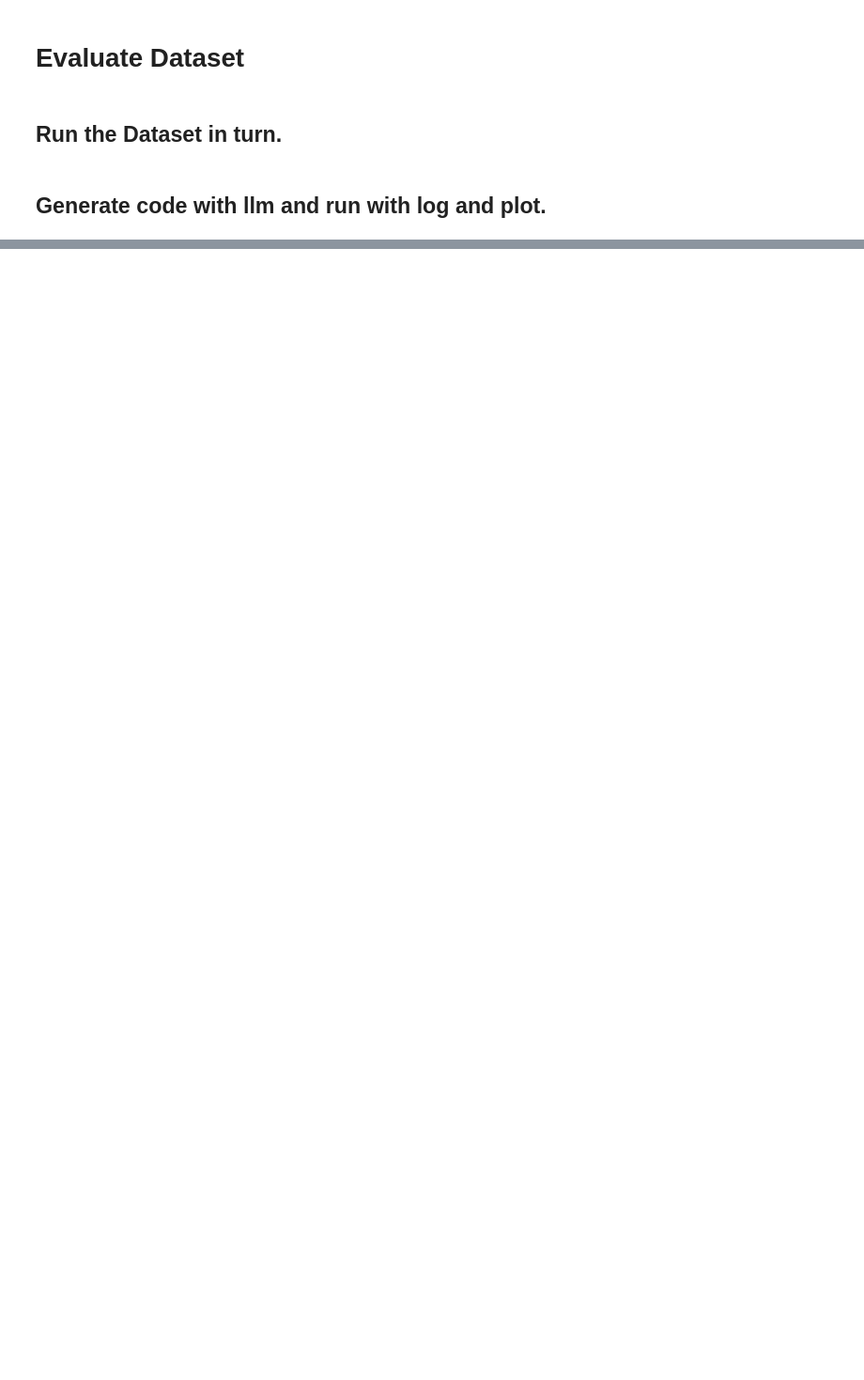
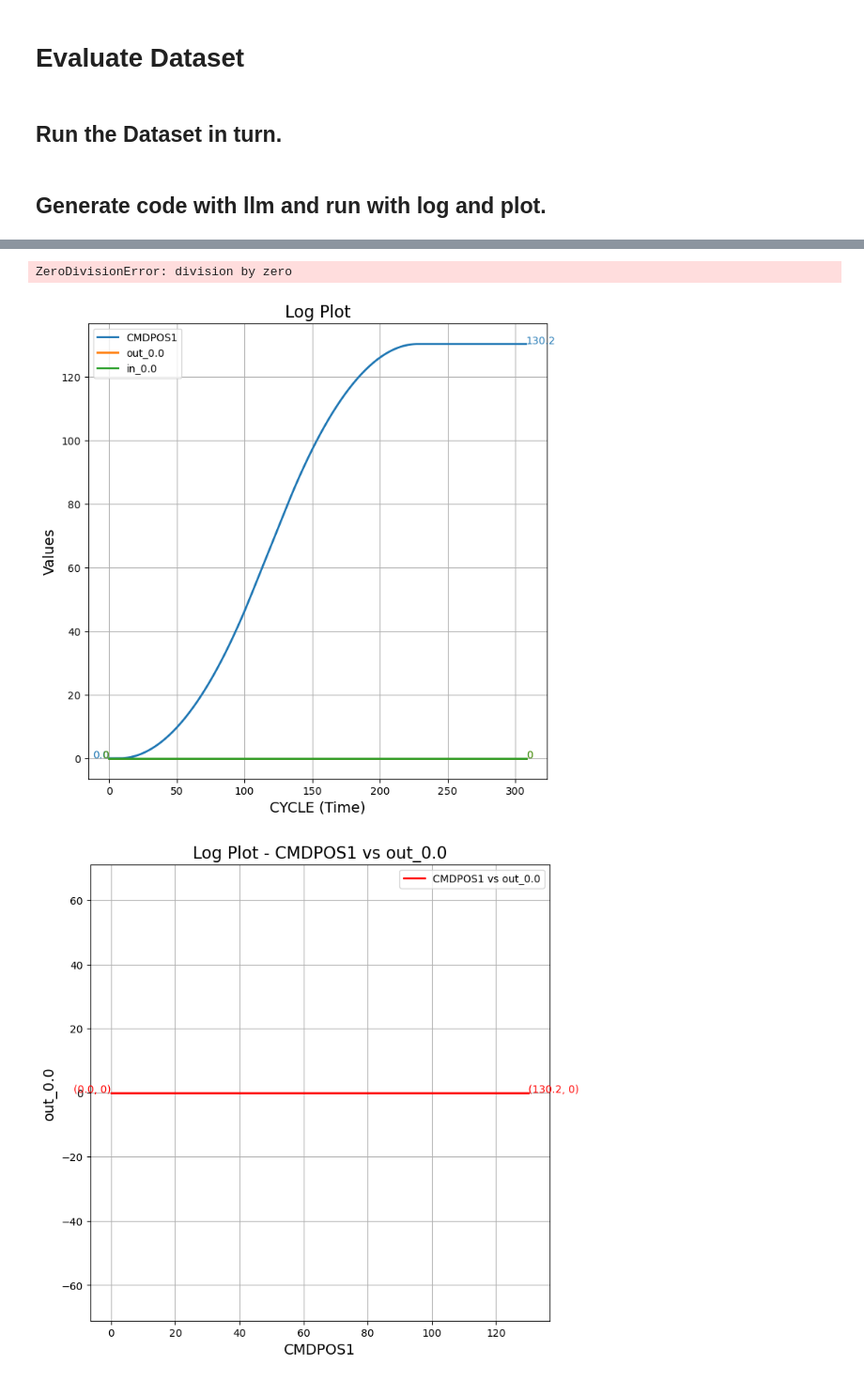
Before and after one commit to MCCodeAI/MCCode, a Jupyter notebook: Evaluate Dataset.ipynb, the cells around one changed output, grey strips where cells are left out. Shown at 94% size. Cells and saved outputs as stored; diff of their text form; code cells hidden in the pictures; blank space fills up the shorter version.

Commit message:
eval

```diff
--- a/Evaluate Dataset.ipynb
+++ b/Evaluate Dataset.ipynb
@@ -78,7 +78,7 @@ splits = text_splitter.split_documents(docs)
 
 
 # Extracts and formats code instructions from a user question based on specific starting phrases.
-async def coder_router(user_question):
+def coder_router(user_question):
     """
     Extracts numbered sections of a user question based on specific starting phrases.
 
@@ -109,7 +109,7 @@ async def coder_router(user_question):
 
 
 # This function retrieves and concatenates documents for each element in the input string array.
-async def coder_retrieval(coder_router_result):
+def coder_retrieval(coder_router_result):
     """
     This function takes an array of strings as input. For each element in the array,
     it performs a retrieval using format_docs(retriever.invoke(element))
@@ -176,8 +176,6 @@ def CallLLM(eval_question):
         coder_return = coder_retrieval(coder_router_result)
         context_msg = coder_return
 
-    question = user_question
-    context = context_msg
 
     # Prompt for code generation
     prompt_template = """Write a python code based on the following Question and Context. You need to choose the correct codes from the Context to answer the Question.
@@ -205,14 +203,16 @@ def CallLLM(eval_question):
 
     prompt_code = ChatPromptTemplate.from_template(prompt_template)
 
-    runnable = (
-        # {"context": context_msg, "question": user_question},
-         prompt_code
+    rag_chain = (
+        #{"context": context_msg, "question": RunnablePassthrough()}
+        prompt_code
         | llm
         | StrOutputParser()
     )
 
-    codes = runnable.invoke(user_question)
+
+    codes = rag_chain.invoke({"context": context_msg, "question": user_question})
+
 
     return codes
 
@@ -277,6 +277,9 @@ def EvalDataset():
         else:
             statistics[difficulty]['correct'] += 1
             total_correct += 1
+
+            folder_path = f'/Users/yin/Documents/GitHub/MCCodeLog/{llm_name}'
+            os.makedirs(folder_path, exist_ok=True)
             # Plot with the log file
             log_file_path = os.path.join(folder_path, f"{task_info}_{llm_name}_log.txt")
             plot_log(log_file_path)
@@ -293,14 +296,15 @@ def EvalDataset():
     # Print statistics by difficulty
     for difficulty, counts in statistics.items():
         total_difficulty = counts['correct'] + counts['syntax_error'] + counts['other_error']
-        print(f"Difficulty: {difficulty}")
-        print(f"  Correct: {counts['correct']} ({counts['correct'] / total_difficulty:.2%})")
-        print(f"  Syntax Error: {counts['syntax_error']} ({counts['syntax_error'] / total_difficulty:.2%})")
-        print(f"  Other Error: {counts['other_error']} ({counts['other_error'] / total_difficulty:.2%})")
-        print("")
+        if total_difficulty != 0:
+            print(f"Difficulty: {difficulty}")
+            print(f"  Correct: {counts['correct']} ({counts['correct'] / total_difficulty:.2%})")
+            print(f"  Syntax Error: {counts['syntax_error']} ({counts['syntax_error'] / total_difficulty:.2%})")
+            print(f"  Other Error: {counts['other_error']} ({counts['other_error'] / total_difficulty:.2%})")
+            print("")
 
 
 
 
-# EvalDataset()
+EvalDataset()
 # %% [output]
@@ -307,0 +352,3 @@ NameError: name 'load_dotenv' is not defined
+ZeroDivisionError: division by zero
+[figure, added]
+[figure, added]
```
Also changed, not shown: parts of 1 cell of this notebook, 7 other files.
